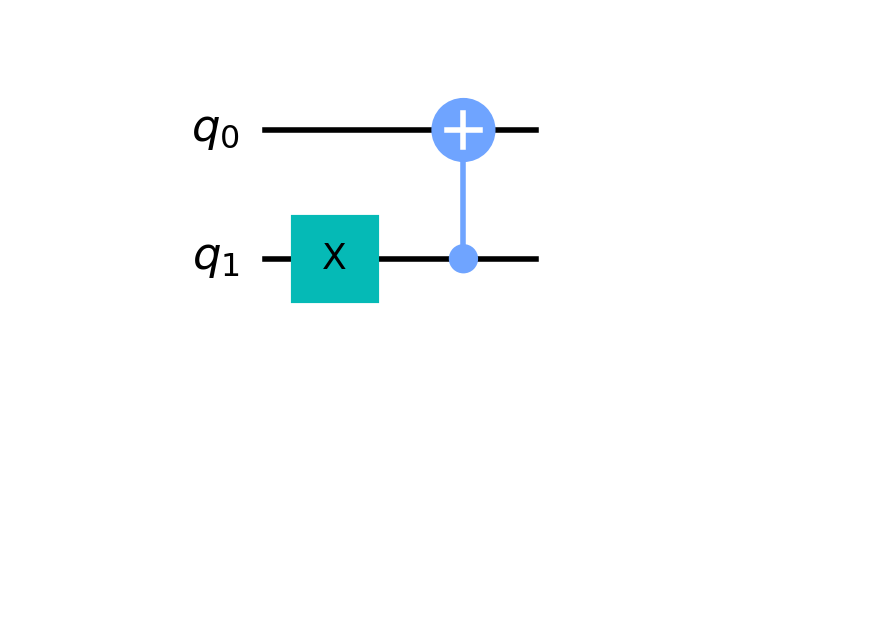
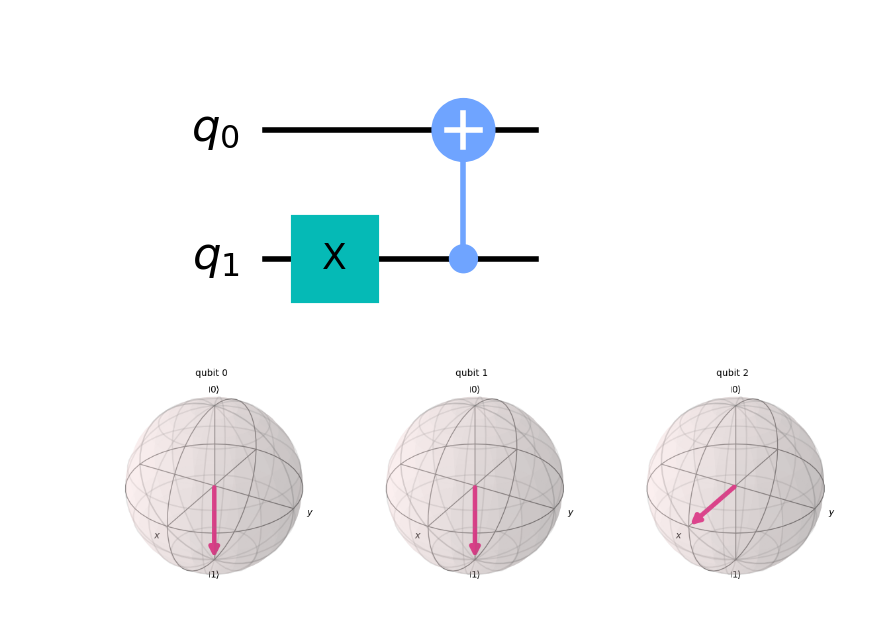
Before and after one commit to chottoamii/QLearn-Assets, a Jupyter notebook: codes/Quantum Gates/test.ipynb, the cells around one changed output. Cells and saved outputs as stored; diff of their text form; code cells hidden in the pictures; blank space fills up the shorter version.

```diff
--- a/codes/Quantum Gates/test.ipynb
+++ b/codes/Quantum Gates/test.ipynb
@@ -61,3 +61,14 @@ qc.cx(1,0)
 qc.draw(scale=2,output='mpl')
 # %% [output]
 [figure]
+# %%
+qc = QuantumCircuit(3)
+
+qc.x(0)
+qc.x(1)
+qc.h(2)
+qc.ccx(0,1,2)
+
+plot_bloch_multivector(get_state_vector(qc))
+# %% [output]
+[figure, added]
```
Also changed, not shown: parts of 4 cells of this notebook, 10 other files.
